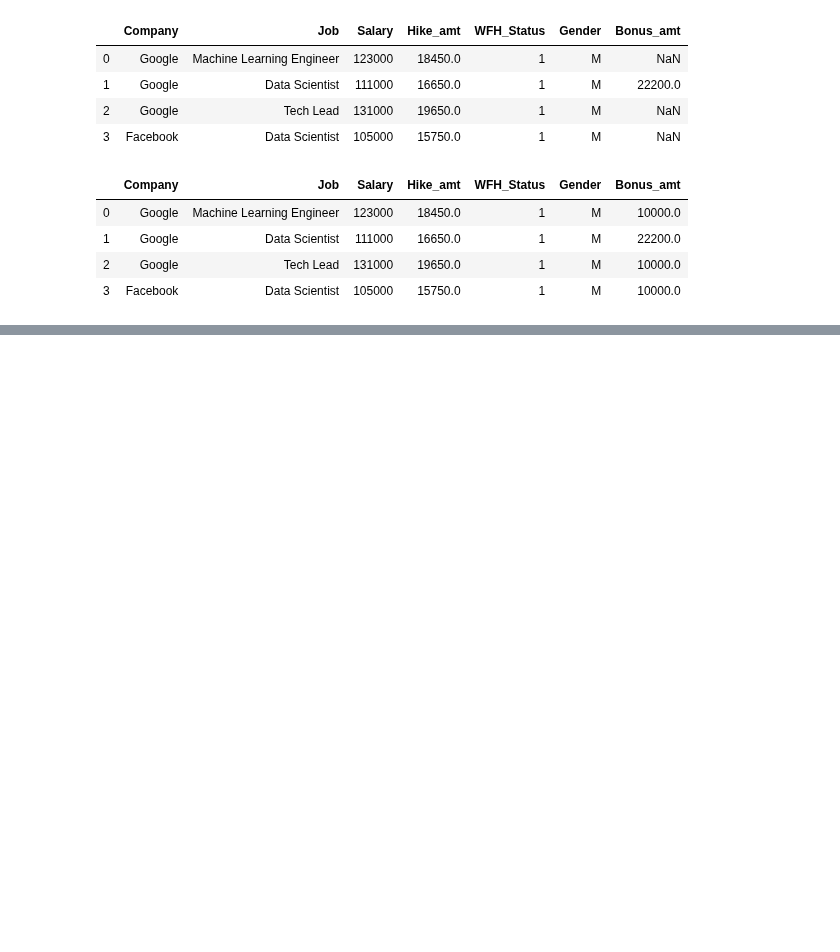
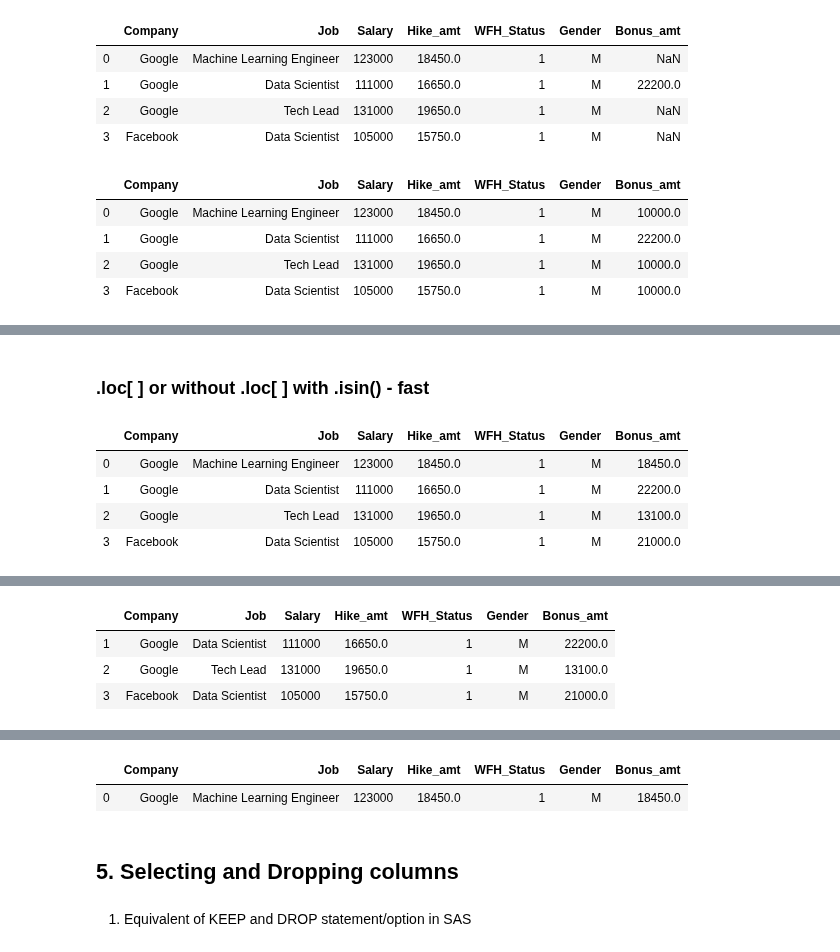
Before and after one commit to AbhishekKumar-0311/Machine-Learning-with-Python, a Jupyter notebook: Pandas/Learning_Pandas_Part_1.ipynb, the cells around one changed output, grey strips where cells are left out. Drawn from its saved outputs; the diff is of its cells as text; code cells hidden in the pictures; blank space fills up the shorter version.

```diff
--- a/Pandas/Learning_Pandas_Part_1.ipynb
+++ b/Pandas/Learning_Pandas_Part_1.ipynb
@@ -348,15 +375,18 @@ emp_df_2c
 # %% [markdown]
 ### Use If-else condition to REPLACE MISSING VALUES with CUSTOM VALUES
 # %%
-# Updating few values with NaN
+# Setup : for dataframe creation
+emp_df_2d = emp_df_2c.copy()
 
-emp_df_2c['Bonus_amt'] = np.where(emp_df_2c['Bonus_amt'] <= 21000, np.NaN, emp_df_2c['Bonus_amt'] )
-emp_df_2c
+# Setup : Updating few values with NaN
+
+emp_df_2d['Bonus_amt'] = np.where(emp_df_2d['Bonus_amt'] <= 21000, np.NaN, emp_df_2d['Bonus_amt'] )
+emp_df_2d
 
 # Updating the missing values (NaN) with any custom value, here 10000
 
-emp_df_2c.loc[emp_df_2c['Bonus_amt'].isna(), 'Bonus_amt' ] = 10000
-emp_df_2c
+emp_df_2d.loc[emp_df_2d['Bonus_amt'].isna(), 'Bonus_amt' ] = 10000
+emp_df_2d
 # %% [output]
 |  | Company | Job | Salary | Hike_amt | WFH_Status | Gender | Bonus_amt |
 | 0 | Google | Machine Learning Engineer | 123000 | 18450.0 | 1 | M | NaN |
@@ -370,0 +486,23 @@ emp_df_2c
+# %% [markdown]
+### .loc[ ] or without .loc[ ] with .isin() - fast
+# %%
+# Setup for dataframe creation
+
+emp_df_2h = emp_df_2c.copy()
+emp_df_2h
+
+
+# Comapring with a list of values , use .isin()
+%timeit emp_df_2h0 = emp_df_2h.loc[emp_df_2h.Job.isin(['Tech Lead', 'Data Scientist'])]
+emp_df_2h0
+
+
+# Showing 'not in' feature through ~ and .isin()
+%timeit emp_df_2h1 = emp_df_2h[~emp_df_2h.Job.isin(['Tech Lead', 'Data Scientist'])]
+emp_df_2h1
+# %% [output]
+|  | Company | Job | Salary | Hike_amt | WFH_Status | Gender | Bonus_amt |
+| 0 | Google | Machine Learning Engineer | 123000 | 18450.0 | 1 | M | 18450.0 |
+| 1 | Google | Data Scientist | 111000 | 16650.0 | 1 | M | 22200.0 |
+| 2 | Google | Tech Lead | 131000 | 19650.0 | 1 | M | 13100.0 |
+| 3 | Facebook | Data Scientist | 105000 | 15750.0 | 1 | M | 21000.0 |
@@ -370,0 +510,4 @@ emp_df_2c
+|  | Company | Job | Salary | Hike_amt | WFH_Status | Gender | Bonus_amt |
+| 1 | Google | Data Scientist | 111000 | 16650.0 | 1 | M | 22200.0 |
+| 2 | Google | Tech Lead | 131000 | 19650.0 | 1 | M | 13100.0 |
+| 3 | Facebook | Data Scientist | 105000 | 15750.0 | 1 | M | 21000.0 |
@@ -370,0 +515,6 @@ emp_df_2c
+|  | Company | Job | Salary | Hike_amt | WFH_Status | Gender | Bonus_amt |
+| 0 | Google | Machine Learning Engineer | 123000 | 18450.0 | 1 | M | 18450.0 |
+# %% [markdown]
+## 5. Selecting and Dropping columns
+# %% [markdown]
+1. Equivalent of KEEP and DROP statement/option in SAS
```
Also changed, not shown: parts of 9 cells of this notebook.
